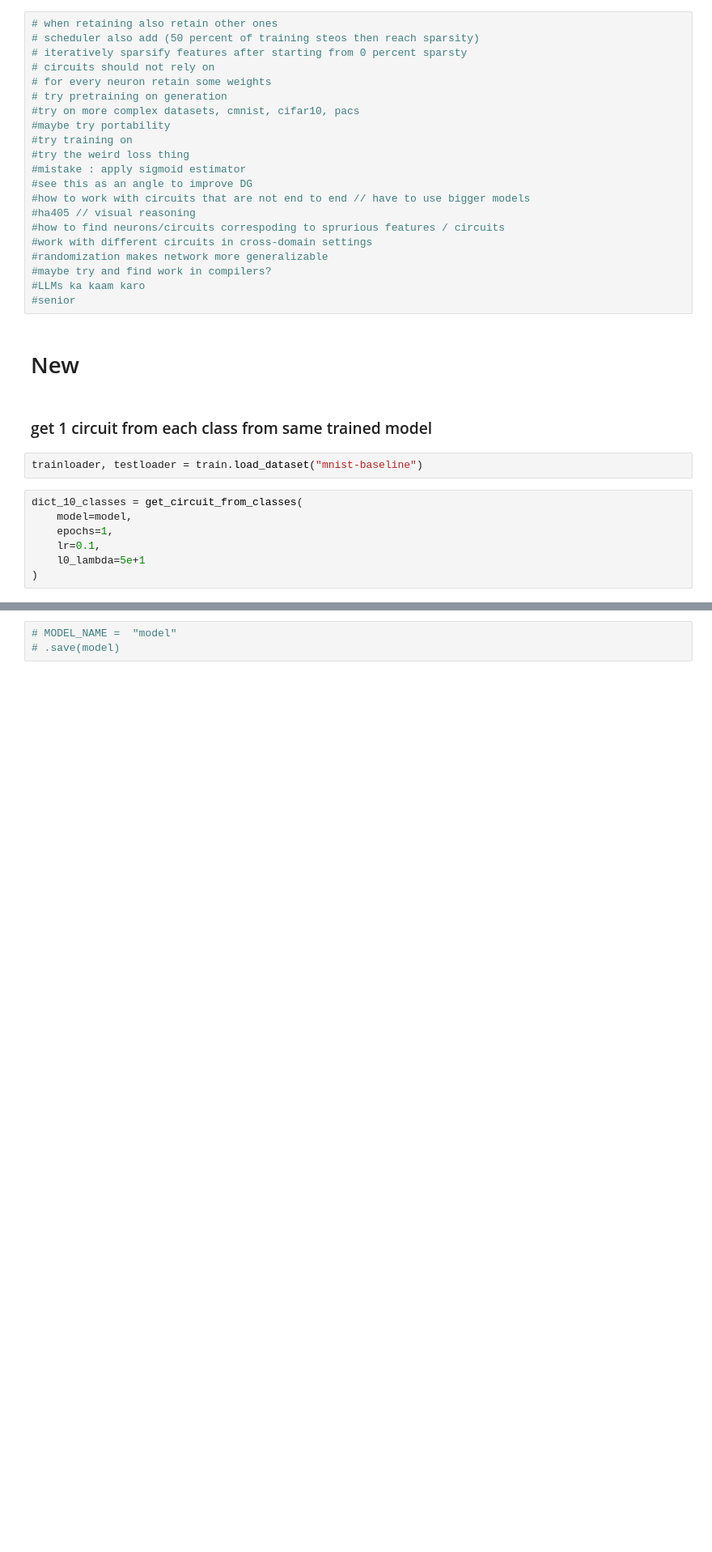
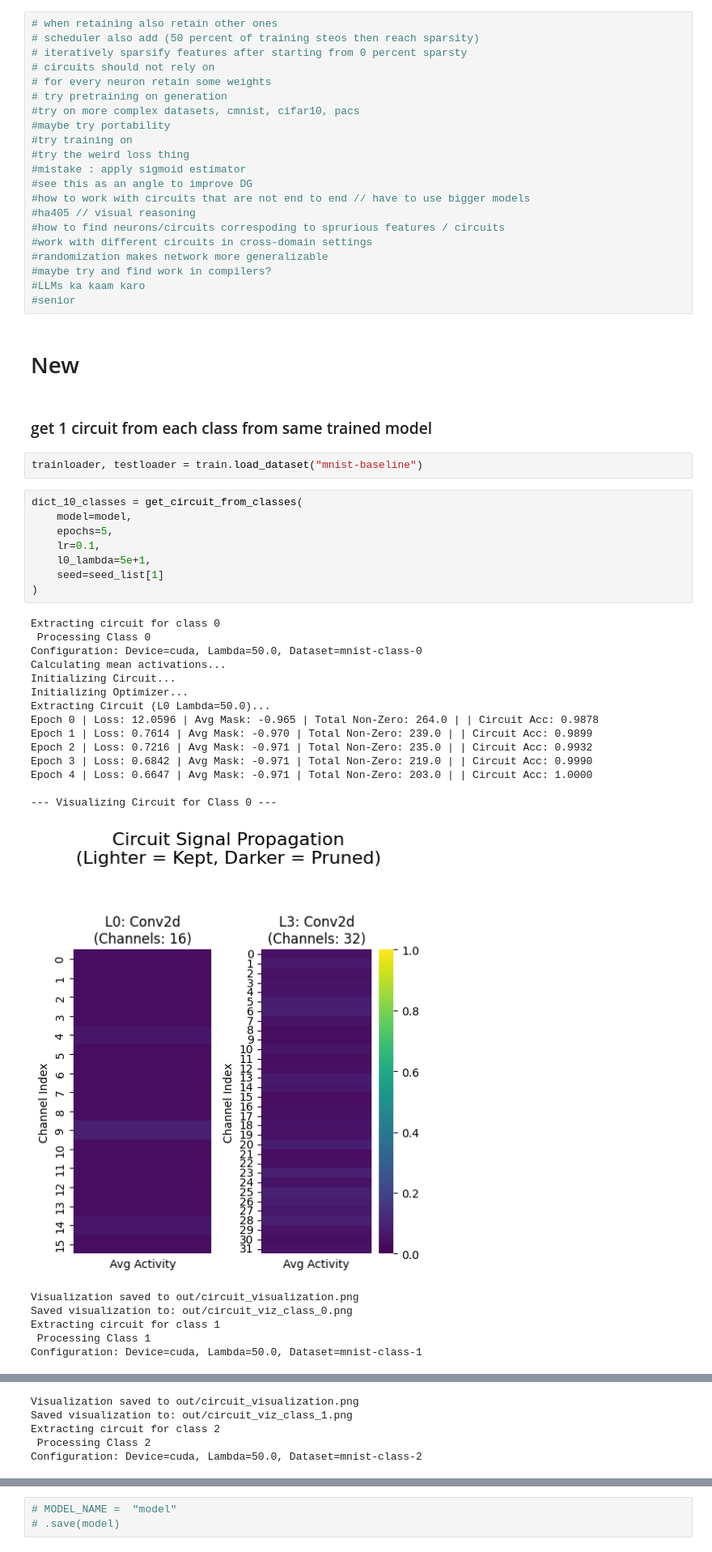
Before and after one commit to cabbage-patch69/Mechanistic-Interpretability, a Jupyter notebook: circuits-tal.ipynb, the cells around one changed output, grey strips where cells are left out. Shown at 81% size. Drawn from its saved outputs; the diff is of its cells as text; blank space fills up the shorter version.

```diff
--- a/circuits-tal.ipynb
+++ b/circuits-tal.ipynb
@@ -112,7 +1671,29 @@ trainloader, testloader = train.load_dataset("mnist-baseline")
 # %%
 dict_10_classes = get_circuit_from_classes(
     model=model,
-    epochs=1,
+    epochs=5,
     lr=0.1,
-    l0_lambda=5e+1
+    l0_lambda=5e+1,
+    seed=seed_list[1]
 )
+# %% [output]
+Extracting circuit for class 0
+ Processing Class 0
+Configuration: Device=cuda, Lambda=50.0, Dataset=mnist-class-0
+Calculating mean activations...
+Initializing Circuit...
+Initializing Optimizer...
+Extracting Circuit (L0 Lambda=50.0)...
+Epoch 0 | Loss: 12.0596 | Avg Mask: -0.965 | Total Non-Zero: 264.0 | | Circuit Acc: 0.9878
+Epoch 1 | Loss: 0.7614 | Avg Mask: -0.970 | Total Non-Zero: 239.0 | | Circuit Acc: 0.9899
+Epoch 2 | Loss: 0.7216 | Avg Mask: -0.971 | Total Non-Zero: 235.0 | | Circuit Acc: 0.9932
+Epoch 3 | Loss: 0.6842 | Avg Mask: -0.971 | Total Non-Zero: 219.0 | | Circuit Acc: 0.9990
+Epoch 4 | Loss: 0.6647 | Avg Mask: -0.971 | Total Non-Zero: 203.0 | | Circuit Acc: 1.0000
+
+--- Visualizing Circuit for Class 0 ---
+[figure, added]
+Visualization saved to out/circuit_visualization.png
+Saved visualization to: out/circuit_viz_class_0.png
+Extracting circuit for class 1
+ Processing Class 1
+Configuration: Device=cuda, Lambda=50.0, Dataset=mnist-class-1
@@ -118,0 +1712,5 @@ dict_10_classes = get_circuit_from_classes(
+Visualization saved to out/circuit_visualization.png
+Saved visualization to: out/circuit_viz_class_1.png
+Extracting circuit for class 2
+ Processing Class 2
+Configuration: Device=cuda, Lambda=50.0, Dataset=mnist-class-2
```
Also changed, not shown: parts of 38 cells of this notebook.
